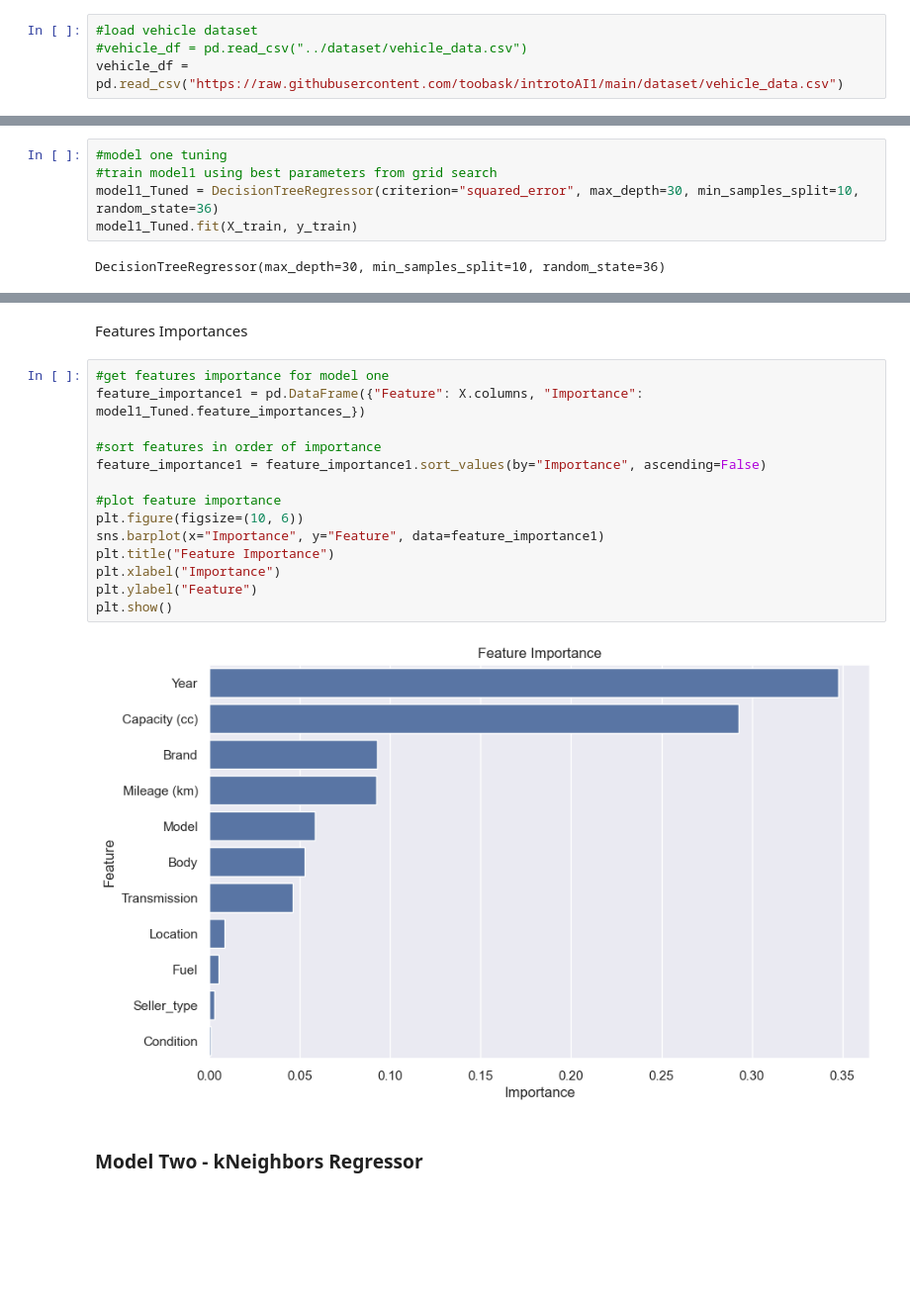
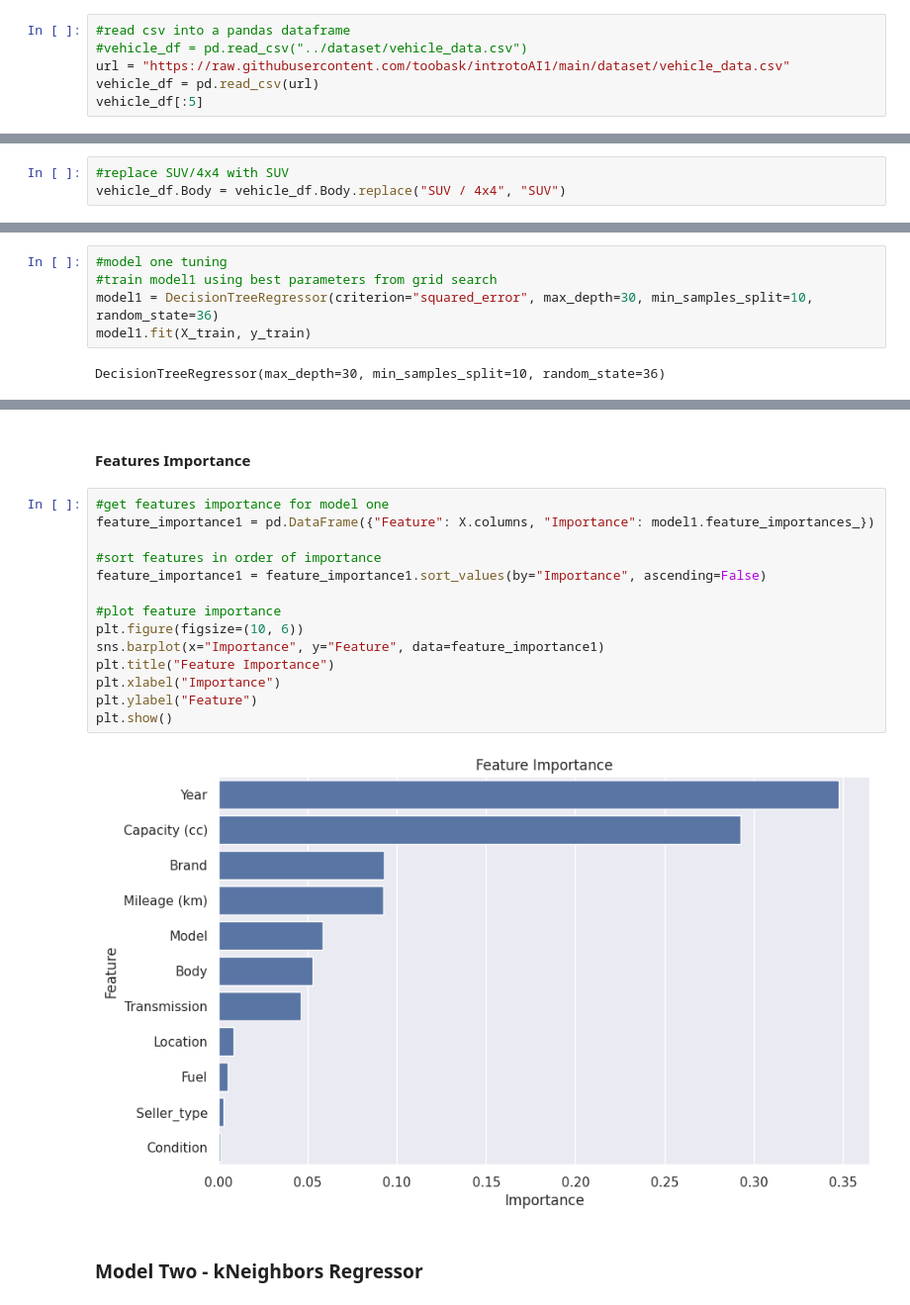
Before and after one commit to toobask/introtoAI1, a Jupyter notebook: notebook/IntroToAI_701_CourseWork_Amua_et_Tooba.ipynb, the cells around one changed output, grey strips where cells are left out. Shown at 99% size. Cells and saved outputs as stored; diff of their text form; blank space fills up the shorter version.

```diff
--- a/notebook/IntroToAI_701_CourseWork_Amua_et_Tooba.ipynb
+++ b/notebook/IntroToAI_701_CourseWork_Amua_et_Tooba.ipynb
@@ -51,6 +41,8 @@ ImportError: DLL load failed while importing _pywrap_tensorflow_internal: A dyna
 # %% [markdown]
 ### Load Data
 # %%
-#load vehicle dataset
+#read csv into a pandas dataframe
 #vehicle_df = pd.read_csv("../dataset/vehicle_data.csv")
-vehicle_df = pd.read_csv("https://raw.githubusercontent.com/toobask/introtoAI1/main/dataset/vehicle_data.csv")
+url = "https://raw.githubusercontent.com/toobask/introtoAI1/main/dataset/vehicle_data.csv"
+vehicle_df = pd.read_csv(url)
+vehicle_df[:5]
@@ -436,4 +445,7 @@ array(['SUV / 4x4', 'Saloon', nan, 'Hatchback', 'MPV', 'Convertible',
        'Pickup', 'Car', 'Three Wheel', 'SUV', 'Brand', 'Wagon', 'Other',
        'Tractor', 'Unregistered', 'Bus', 'Heavy-Duty', 'Cab'],
       dtype=object)
+# %%
+#replace SUV/4x4 with SUV
+vehicle_df.Body = vehicle_df.Body.replace("SUV / 4x4", "SUV")
 # %%
@@ -1318,8 +1261,8 @@ Best Parameters: {'criterion': 'squared_error', 'max_depth': 30, 'min_samples_sp
 # %%
 #model one tuning
 #train model1 using best parameters from grid search
-model1_Tuned = DecisionTreeRegressor(criterion="squared_error", max_depth=30, min_samples_split=10, random_state=36)
-model1_Tuned.fit(X_train, y_train)
+model1 = DecisionTreeRegressor(criterion="squared_error", max_depth=30, min_samples_split=10, random_state=36)
+model1.fit(X_train, y_train)
 # %% [output]
 DecisionTreeRegressor(max_depth=30, min_samples_split=10, random_state=36)
 # %%
@@ -1387,21 +1287,21 @@ price_comparison1.head(10)
-# %% [markdown]
-Features Importances
+# %% [markdown]
+#### Features Importance
 # %%
 #get features importance for model one
-feature_importance1 = pd.DataFrame({"Feature": X.columns, "Importance": model1_Tuned.feature_importances_})
+feature_importance1 = pd.DataFrame({"Feature": X.columns, "Importance": model1.feature_importances_})
 
 #sort features in order of importance
 feature_importance1 = feature_importance1.sort_values(by="Importance", ascending=False)
 
 #plot feature importance
 plt.figure(figsize=(10, 6))
 sns.barplot(x="Importance", y="Feature", data=feature_importance1)
 plt.title("Feature Importance")
 plt.xlabel("Importance")
 plt.ylabel("Feature")
 plt.show()
 # %% [output]
-[figure, old version]
+[figure, new version]
 # %% [markdown]
 ### Model Two - kNeighbors Regressor
 # %% [markdown]
```
Also changed, not shown: parts of 249 cells of this notebook.
